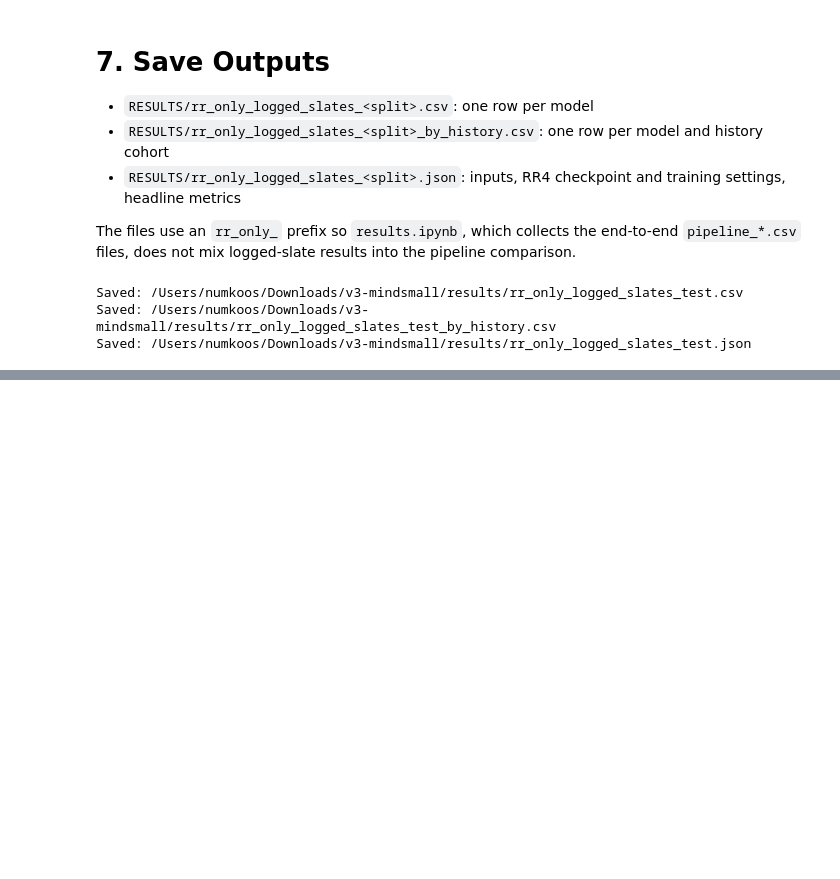
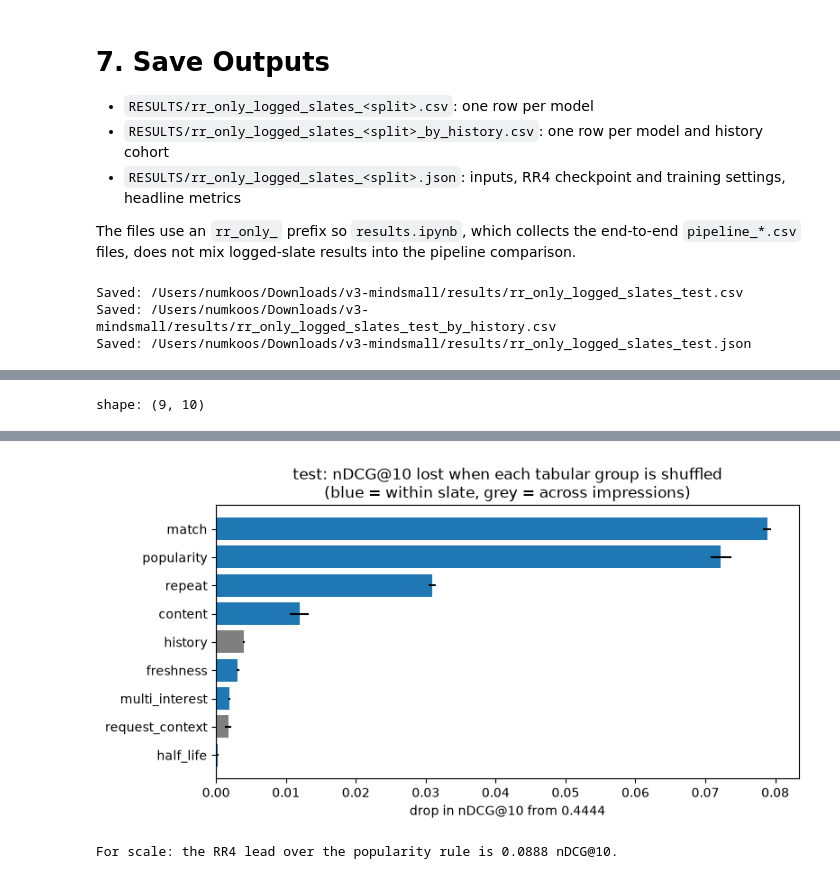
Before and after one commit to hippo2311/BT4222-Group-6-, a Jupyter notebook: 5_Models/5_03_Pipeline_Evaluation/1_RR_only/PE_RR_logged_slates.ipynb, the cells around one changed output, grey strips where cells are left out. Saved outputs shown, nothing was run; the diff lists cells and outputs as text; code cells hidden in the pictures; blank space fills up the shorter version.

```diff
--- a/5_Models/5_03_Pipeline_Evaluation/1_RR_only/PE_RR_logged_slates.ipynb
+++ b/5_Models/5_03_Pipeline_Evaluation/1_RR_only/PE_RR_logged_slates.ipynb
@@ -1675,0 +1861,73 @@ Saved: /Users/numkoos/Downloads/v3-mindsmall/results/rr_only_logged_slates_test.
+# %%
+def impression_level(columns):
+    """True when every column has a single value inside every impression."""
+    values = importance_frame[columns]
+    first = values.iloc[FIRST_ROW[ROW_IMPRESSION]].to_numpy()
+    current = values.to_numpy()
+    return bool(np.all((current == first) | (np.isnan(current) & np.isnan(first))))
+
+
+def permute(columns, level, rng):
+    """Raw features with one group's columns shuffled within slates or across impressions."""
+    values = importance_frame[columns].to_numpy()
+    if level == "impression":
+        donor = rng.permutation(len(FIRST_ROW))
+        shuffled = values[FIRST_ROW[donor]][ROW_IMPRESSION]
+    else:
+        # Rows are sorted by impression, so ordering by (impression, random key) permutes each slate in place
+        shuffled = values[np.lexsort((rng.random(len(values)), ROW_IMPRESSION))]
+    features = importance_frame[FEATURES].copy()
+    features[columns] = shuffled
+    return features
+
+
+permutation_rows = []
+started = time.monotonic()
+for group, columns in FEATURE_GROUPS.items():
+    level = "impression" if impression_level(columns) else "within slate"
+    for repeat in range(PERMUTATION_REPEATS):
+        rng = np.random.default_rng(SEED + repeat)
+        quality = ranking_quality(score_tabular(permute(columns, level, rng), importance_context))
+        permutation_rows.append({"group": group, "features": len(columns), "shuffle": level, "repeat": repeat, **quality})
+    print(f"{group:<16} {level:<13} done ({time.monotonic() - started:.0f}s)")
+
+permutation_runs = pl.DataFrame(permutation_rows).with_columns(
+    (BASE_QUALITY["ndcg_at_10"] - pl.col("ndcg_at_10")).alias("ndcg_drop"),
+    (BASE_QUALITY["mrr"] - pl.col("mrr")).alias("mrr_drop"),
+)
+permutation_importance = (
+    permutation_runs.group_by("group", "features", "shuffle", maintain_order=True)
+    .agg(
+        pl.col("ndcg_drop").mean().alias("ndcg_at_10_drop"),
+        pl.col("ndcg_drop").std().alias("ndcg_at_10_drop_std"),
+        pl.col("mrr_drop").mean().alias("mrr_drop"),
+        pl.col("mrr_drop").std().alias("mrr_drop_std"),
+    )
+    .with_columns(
+        (100 * pl.col("ndcg_at_10_drop") / BASE_QUALITY["ndcg_at_10"]).alias("ndcg_at_10_drop_pct"),
+        (BASE_QUALITY["ndcg_at_10"] - pl.col("ndcg_at_10_drop")).alias("ndcg_at_10_permuted"),
+        (pl.col("ndcg_at_10_drop") / pl.col("features")).alias("ndcg_at_10_drop_per_feature"),
+    )
+    .sort("ndcg_at_10_drop", descending=True)
+)
+print(f"{TARGET_SPLIT.upper()}: drop when a feature group is shuffled (RR4 nDCG@10 {BASE_QUALITY['ndcg_at_10']:.4f})")
+display(permutation_importance)
+
+popularity_reference = overall.filter(pl.col("model") == POPULARITY_MODEL)["ndcg_at_10"][0]
+plot_frame = permutation_importance.sort("ndcg_at_10_drop")
+fig, ax = plt.subplots(figsize=(8, 4.2))
+ax.barh(
+    plot_frame["group"],
+    plot_frame["ndcg_at_10_drop"],
+    xerr=plot_frame["ndcg_at_10_drop_std"].fill_null(0),
+    color=["tab:gray" if s == "impression" else "tab:blue" for s in plot_frame["shuffle"]],
+)
+ax.axvline(0, color="black", linewidth=0.8)
+ax.set(
+    title=f"{TARGET_SPLIT}: nDCG@10 lost when each tabular group is shuffled\n(blue = within slate, grey = across impressions)",
+    xlabel=f"drop in nDCG@10 from {BASE_QUALITY['ndcg_at_10']:.4f}",
+)
+plt.tight_layout()
+plt.show()
+print(f"For scale: the RR4 lead over the popularity rule is {BASE_QUALITY['ndcg_at_10'] - popularity_reference:.4f} nDCG@10.")
+# %% [output]
@@ -1675,0 +1944 @@ Saved: /Users/numkoos/Downloads/v3-mindsmall/results/rr_only_logged_slates_test.
+shape: (9, 10)
@@ -1675,0 +1956,2 @@ Saved: /Users/numkoos/Downloads/v3-mindsmall/results/rr_only_logged_slates_test.
+[figure, added]
+For scale: the RR4 lead over the popularity rule is 0.0888 nDCG@10.
```
Also changed, not shown: parts of 14 cells of this notebook, 8 other files.
